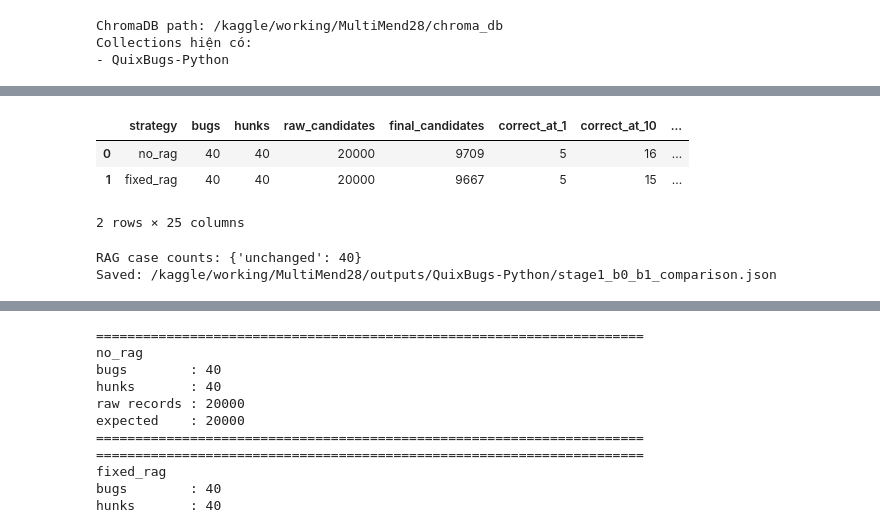
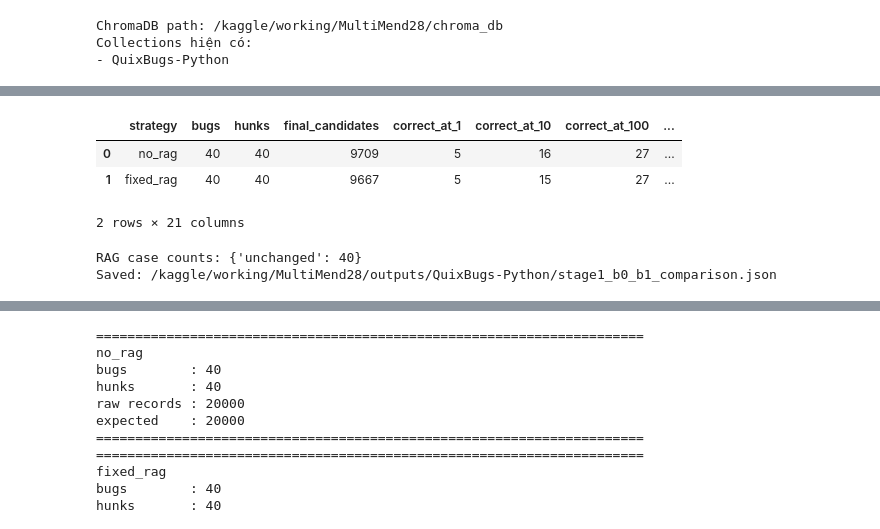
Before and after one commit to ThaoTo2806/MultiMend28, a Jupyter notebook: multimend28.ipynb, the cells around one changed output, grey strips where cells are left out. Cells and saved outputs as stored; diff of their text form; code cells hidden in the pictures.

```diff
--- a/multimend28.ipynb
+++ b/multimend28.ipynb
@@ -967,6 +562,3 @@ Failed to send telemetry event ClientStartEvent: capture() takes 1 positional ar
 ChromaDB path: /kaggle/working/MultiMend28/chroma_db
 Collections hiện có:
 - QuixBugs-Python
-# %%
-for strategy in ("no_rag", "fixed_rag"):
-    run_combine(strategy)
@@ -1539,13 +783,0 @@ for i, line in enumerate(lines):
-# %%
-import ast
-
-path = REPO / "src" / "validators" / "validate_quixbugs_python.py"
-
-text = path.read_text(encoding="utf-8")
-
-print("skip logic:", "skipped_programs" in text)
-print("40/42 logic:", "Programs to validate:" in text)
-print("tqdm:", "tqdm(total=len(bugs_metadata))" in text)
-
-print("\nValidator path:")
-print(path)
@@ -1606,0 +811,21 @@ LOADED: /kaggle/working/MultiMend28/src/validators/validate_quixbugs_python.py
+# %%
+from pathlib import Path
+
+VALIDATOR = Path(
+    "/kaggle/working/MultiMend28/src/validators/validate_quixbugs_python.py"
+)
+
+text = VALIDATOR.read_text(encoding="utf-8")
+
+print("skipped_programs" in text)
+print("detect_cycle_test" in text)
+print("shortest_path_length_test" in text)
+
+print("\n--- VALIDATOR CONFIG SECTION ---")
+
+lines = text.splitlines()
+
+for i, line in enumerate(lines):
+    if "metadata_programs = len(bugs_metadata)" in line:
+        print("\n".join(lines[i-3:i+7]))
+        break
@@ -2035,7 +1242,7 @@ def summarize(strategy):
         "strategy": strategy,
         "bugs": bugs,
         "hunks": int(validated[["bugid", "hunk"]].drop_duplicates().shape[0]),
-        "raw_candidates": int(load_jsonl(base / "sequences_100.jsonl").shape[0]),
+       # "raw_candidates": int(load_jsonl(base / "sequences_100.jsonl").shape[0]),
         "final_candidates": int(candidates.shape[0]),
         "correct_at_1": int(bug_success_at_k(validated, "correct", 1).sum()),
         "correct_at_10": int(bug_success_at_k(validated, "correct", 10).sum()),
@@ -2046,42 +1253,42 @@ def summarize(strategy):
         "correct_bugs": int(bug_success_at_k(validated, "correct", 10**9).sum()),
         "plausible_bugs": int(plausible_bugs.sum()),
         "exact_match_bugs": int(exact_bugs.sum()),
-        "truncated_inputs": int(context["was_truncated"].sum()) if context_count else 0,
-        "truncate_percent": round(100 * float(context["was_truncated"].sum()) / context_count, 4) if context_count else 0.0,
+        #"truncated_inputs": int(context["was_truncated"].sum()) if context_count else 0,
+       # "truncate_percent": round(100 * float(context["was_truncated"].sum()) / context_count, 4) if context_count else 0.0,
         "retrieved_contexts": int((context["retrieved_count"] > 0).sum()) if context_count else 0,
         "local_context_at_risk": int(context["local_context_at_risk"].sum()) if context_count else 0,
-        "context_records": context_count,
+       # "context_records": context_count,
     }
 
 summary = pd.DataFrame([summarize("no_rag"), summarize("fixed_rag")])
 for metric in ("correct_at_1", "correct_at_10", "correct_at_100", "correct_bugs", "plausible_bugs", "exact_match_bugs"):
     summary[f"{metric}_rate"] = summary[metric] / summary["bugs"]
 
 def case_status(strategy):
     frame = load_jsonl(output_root / f"outputs-multimend-{strategy}" / "plausible_candidates_100.jsonl")
     frame["plausible"] = frame["plausible"].fillna(False)
     return frame.groupby(["bugid", "hunk"])["plausible"].any()
 
 b0_status = case_status("no_rag")
 b1_status = case_status("fixed_rag")
 cases = pd.concat([b0_status.rename("b0_plausible"), b1_status.rename("b1_plausible")], axis=1).fillna(False)
 cases["classification"] = "unchanged"
 cases.loc[~cases.b0_plausible & cases.b1_plausible, "classification"] = "rag_helped"
 cases.loc[cases.b0_plausible & ~cases.b1_plausible, "classification"] = "rag_harmed"
 cases.reset_index().to_json(output_root / "stage1_rag_case_comparison.jsonl", orient="records", lines=True)
 case_counts = cases["classification"].value_counts().to_dict()
 
 summary_path = output_root / "stage1_b0_b1_comparison.json"
 summary.to_json(summary_path, orient="records", indent=2)
 (output_root / "stage1_rag_case_counts.json").write_text(json.dumps(case_counts, indent=2), encoding="utf-8")
 display(summary)
 print("RAG case counts:", case_counts)
 print("Saved:", summary_path)
 # %% [output]
-|  | strategy | bugs | hunks | raw_candidates | final_candidates | correct_at_1 | correct_at_10 | ... |
-| 0 | no_rag | 40 | 40 | 20000 | 9709 | 5 | 16 | ... |
-| 1 | fixed_rag | 40 | 40 | 20000 | 9667 | 5 | 15 | ... |
+|  | strategy | bugs | hunks | final_candidates | correct_at_1 | correct_at_10 | correct_at_100 | ... |
+| 0 | no_rag | 40 | 40 | 9709 | 5 | 16 | 27 | ... |
+| 1 | fixed_rag | 40 | 40 | 9667 | 5 | 15 | 27 | ... |
-2 rows × 25 columns
+2 rows × 21 columns
 RAG case counts: {'unchanged': 40}
 Saved: /kaggle/working/MultiMend28/outputs/QuixBugs-Python/stage1_b0_b1_comparison.json
 # %%
```
Also changed, not shown: parts of 80 cells of this notebook, 4 other files.
